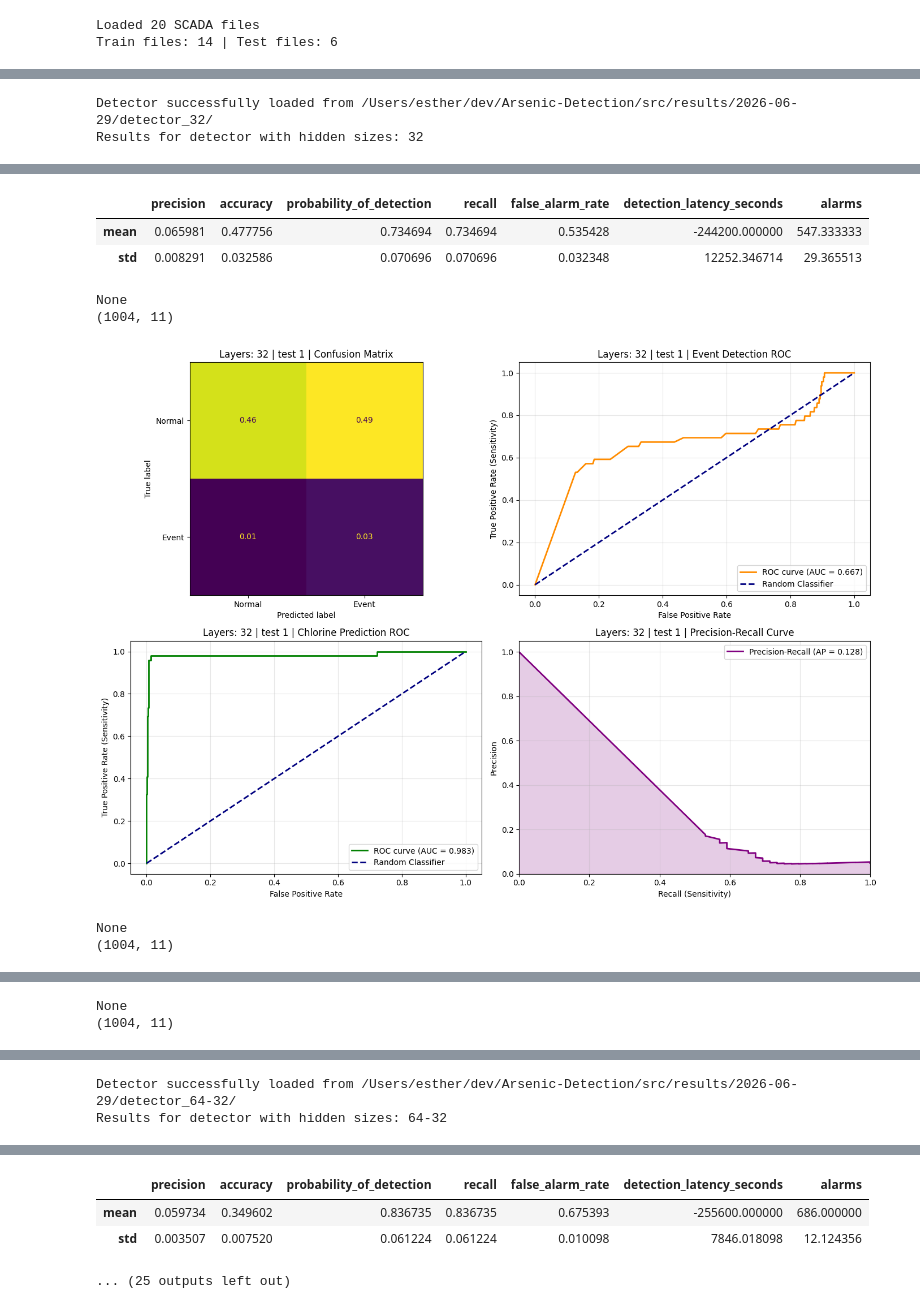
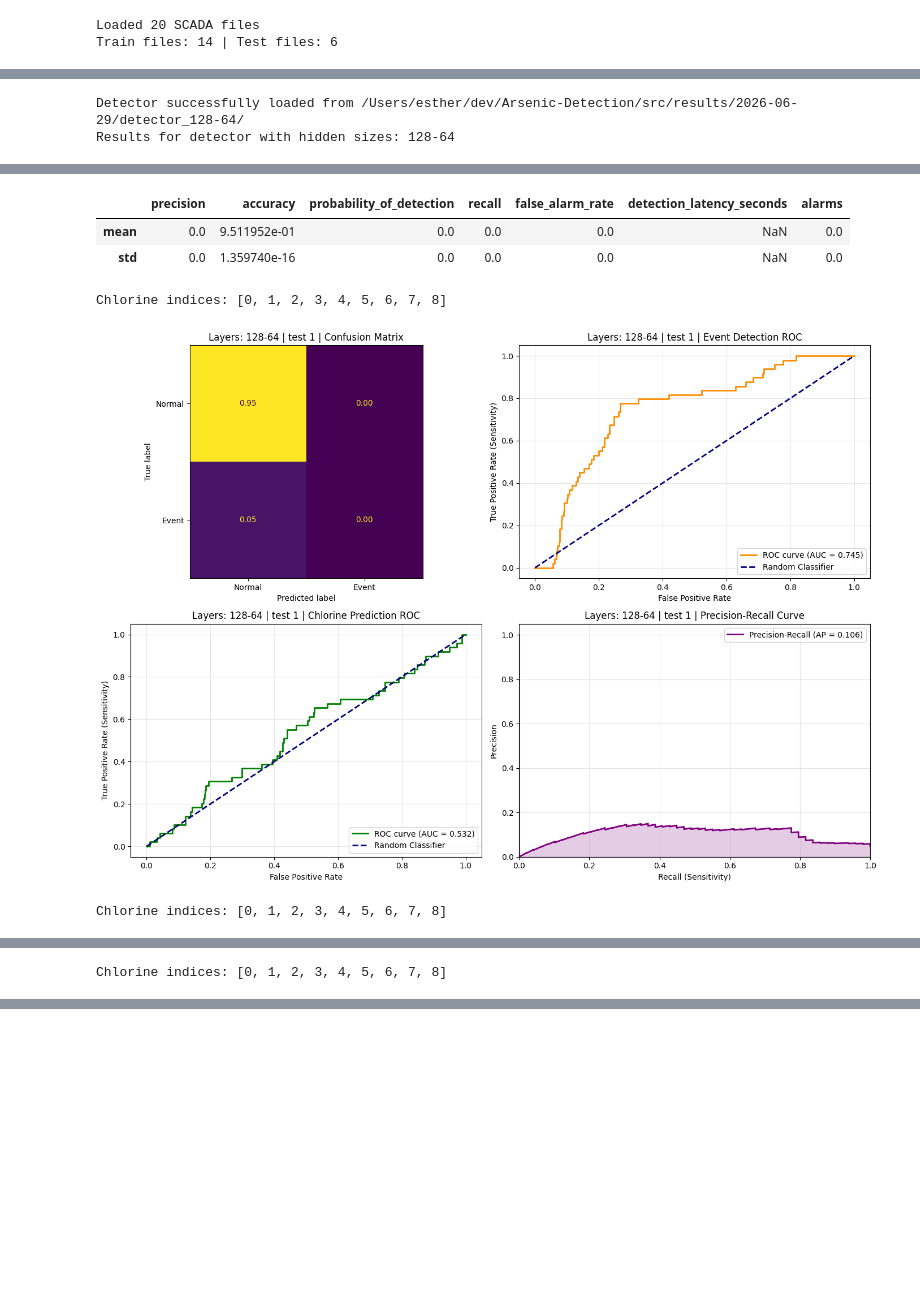
Before and after one commit to esthy13/Arsenic-Detection, a Jupyter notebook: src/notebooks/ANN_testing.ipynb, the cells around one changed output, grey strips where cells are left out. Cells and saved outputs as stored; diff of their text form; code cells hidden in the pictures; blank space fills up the shorter version.

Commit message:
performance dropped after I noticed I was actually predicting arsenic instead of chlorine

```diff
--- a/src/notebooks/ANN_testing.ipynb
+++ b/src/notebooks/ANN_testing.ipynb
@@ -46,23 +46,23 @@ batch_size = 256
 learning_rate = 1e-3
 
 candidate_hidden_sizes = [
-    (32,),
-    (64, 32),
+    #(32,),
+    #(64, 32),
     (128, 64),
-    (128, 64, 32),
+    #(128, 64, 32),
 ]
 # %%
 # RUN only if you want to overwrite the current detector performance results
 
-# for hidden_sizes in candidate_hidden_sizes:
-#     candidate_detector = build_detector(
-#         train_paths,
-#         history=history,
-#         epochs=epochs,
-#         batch_size=batch_size,
-#         learning_rate=learning_rate,
-#         hidden_sizes=hidden_sizes,
-#     )
+for hidden_sizes in candidate_hidden_sizes:
+    candidate_detector = build_detector(
+        train_paths,
+        history=history,
+        epochs=epochs,
+        batch_size=batch_size,
+        learning_rate=learning_rate,
+        hidden_sizes=hidden_sizes,
+    )
 
-#     save_detector(candidate_detector, directory=f"../results/2026-06-29/detector_{'-'.join(map(str, hidden_sizes))}")
+    save_detector(candidate_detector, directory=f"../results/2026-06-29/detector_{'-'.join(map(str, hidden_sizes))}")
 # %% [output]
@@ -84,11 +80,7 @@ from src.event_detection_pipeline.evaluation import (
 
 def plot_metrics(result, title_prefix="", chlorine_indices=None):
 
-    if chlorine_indices is None:
-        chlorine_indices = [0, 1, 2]
-
     print("Chlorine indices:", chlorine_indices)
-    #TODO do they correspond with chlorine sensors?
 
     fig, axes = plt.subplots(2, 2, figsize=(14, 10))
 
@@ -135,7 +127,6 @@ def plot_metrics(result, title_prefix="", chlorine_indices=None):
 
     plt.tight_layout()
     plt.show()
-
     return fig, axes
 # %%
 all_detector_summaries = []
@@ -178,13 +169,13 @@ for hidden_sizes in candidate_hidden_sizes:
         plot_metrics(
             result,
             title_prefix=f"Layers: {hidden_sizes_label} | test {i+1} | ",
-            chlorine_indices=[i for i in range(0, 11)]
+            chlorine_indices=list(range(result.actual.shape[1]))
         )
 
 # Compare all detectors by their mean metrics.
 all_detector_summaries_df = pd.DataFrame(all_detector_summaries).set_index("hidden_sizes")
 display(all_detector_summaries_df)
 # %% [output]
-Detector successfully loaded from /Users/esther/dev/Arsenic-Detection/src/results/2026-06-29/detector_32/
-Results for detector with hidden sizes: 32
+Detector successfully loaded from /Users/esther/dev/Arsenic-Detection/src/results/2026-06-29/detector_128-64/
+Results for detector with hidden sizes: 128-64
 |  | precision | accuracy | probability_of_detection | recall | false_alarm_rate | detection_latency_seconds | alarms |
@@ -194,8 +185,6 @@ Results for detector with hidden sizes: 32
 |  | precision | accuracy | probability_of_detection | recall | false_alarm_rate | detection_latency_seconds | alarms |
-| mean | 0.065981 | 0.477756 | 0.734694 | 0.734694 | 0.535428 | -244200.000000 | 547.333333 |
-| std | 0.008291 | 0.032586 | 0.070696 | 0.070696 | 0.032348 | 12252.346714 | 29.365513 |
+| mean | 0.0 | 9.511952e-01 | 0.0 | 0.0 | 0.0 | NaN | 0.0 |
+| std | 0.0 | 1.359740e-16 | 0.0 | 0.0 | 0.0 | NaN | 0.0 |
-None
-(1004, 11)
+Chlorine indices: [0, 1, 2, 3, 4, 5, 6, 7, 8]
-[figure, old version]
+[figure, new version]
-None
-(1004, 11)
+Chlorine indices: [0, 1, 2, 3, 4, 5, 6, 7, 8]
@@ -203,2 +192 @@ None
-None
-(1004, 11)
+Chlorine indices: [0, 1, 2, 3, 4, 5, 6, 7, 8]
@@ -206,2 +193,0 @@ None
-Detector successfully loaded from /Users/esther/dev/Arsenic-Detection/src/results/2026-06-29/detector_64-32/
-Results for detector with hidden sizes: 64-32
@@ -212,7 +197,3 @@ Results for detector with hidden sizes: 64-32
-|  | precision | accuracy | probability_of_detection | recall | false_alarm_rate | detection_latency_seconds | alarms |
-| mean | 0.059734 | 0.349602 | 0.836735 | 0.836735 | 0.675393 | -255600.000000 | 686.000000 |
-| std | 0.003507 | 0.007520 | 0.061224 | 0.061224 | 0.010098 | 7846.018098 | 12.124356 |
-... (25 outputs left out)
 # %%
 import random
 
```
Also changed, not shown: parts of 3 cells of this notebook, 19 other files.
